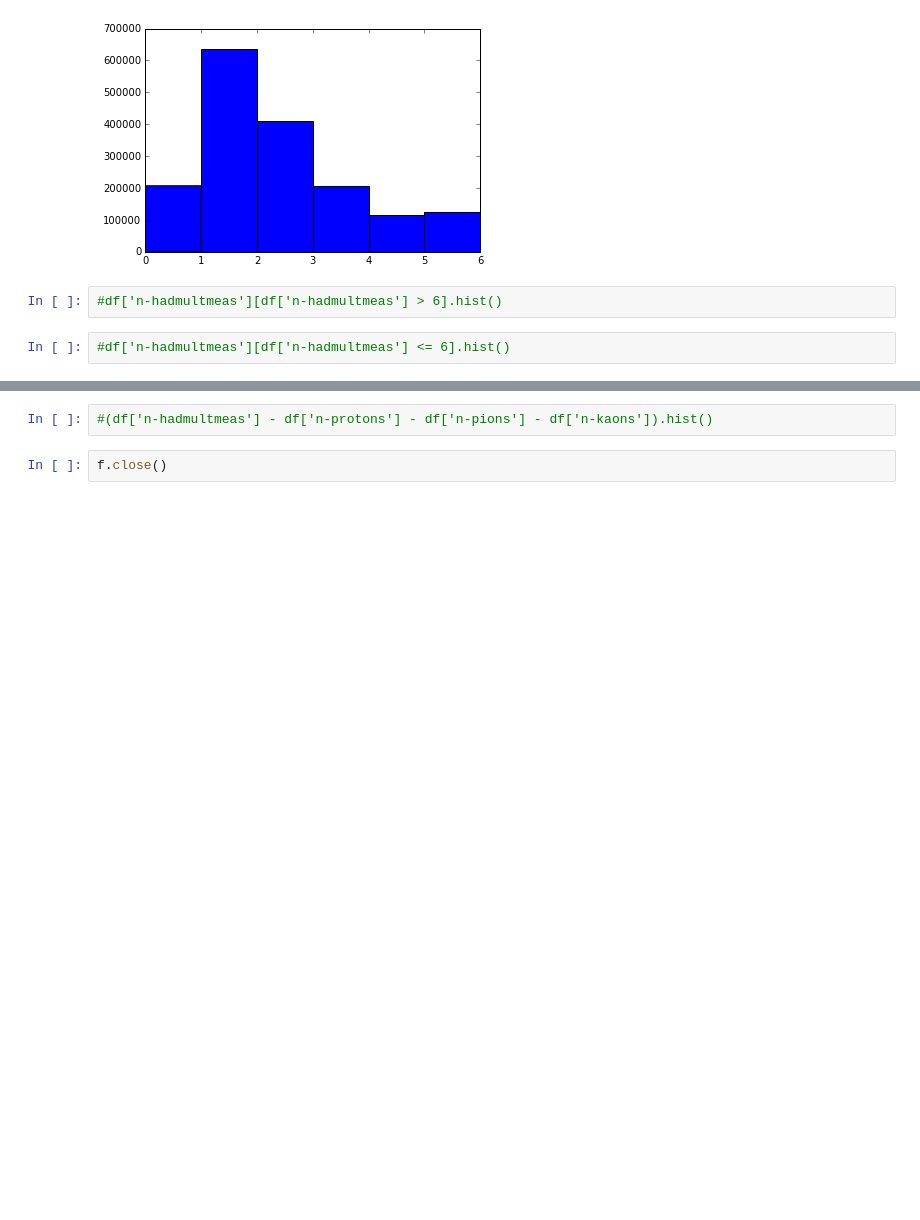
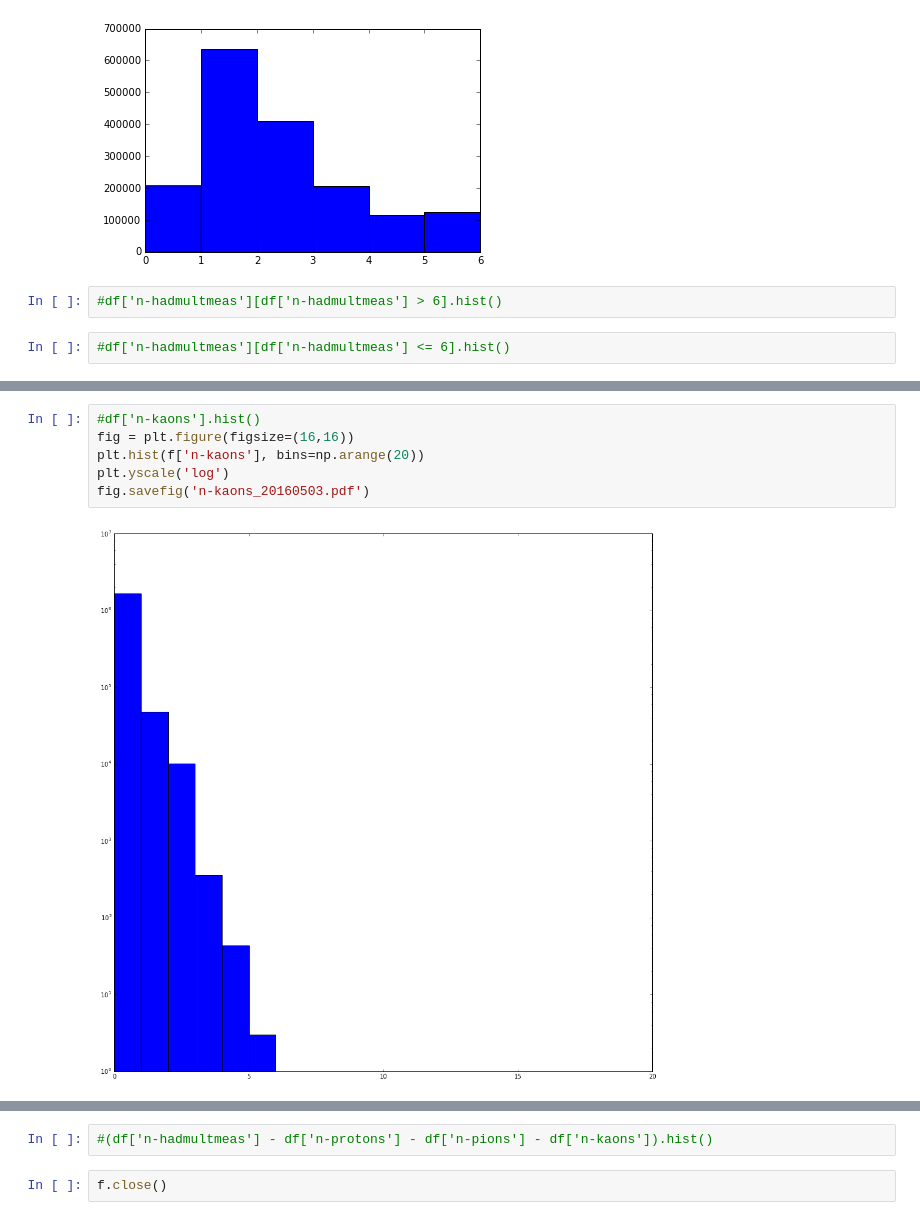
Before and after one commit to faizaakbar/ANNMINERvA, a Jupyter notebook: visualize_had_mult.ipynb, the cells around one changed output, grey strips where cells are left out. Saved outputs shown, nothing was run; the diff lists cells and outputs as text; blank space fills up the shorter version.

```diff
--- a/visualize_had_mult.ipynb
+++ b/visualize_had_mult.ipynb
@@ -91,0 +122,8 @@ df['n-kaons'].hist()
+# %%
+#df['n-kaons'].hist()
+fig = plt.figure(figsize=(16,16))
+plt.hist(f['n-kaons'], bins=np.arange(20))
+plt.yscale('log')
+fig.savefig('n-kaons_20160503.pdf')
+# %% [output]
+[figure, added]
```
Also changed, not shown: parts of 12 cells of this notebook.
